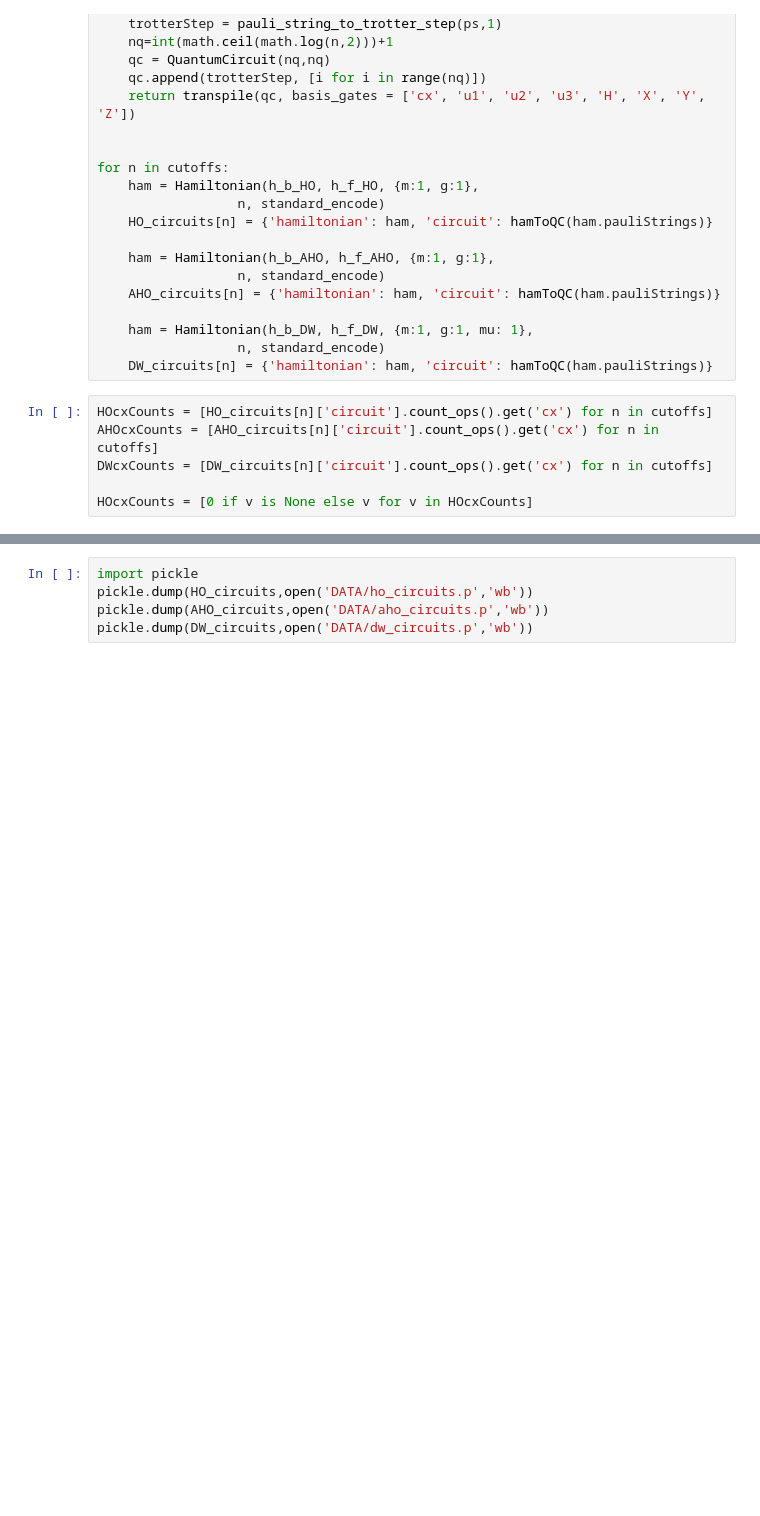
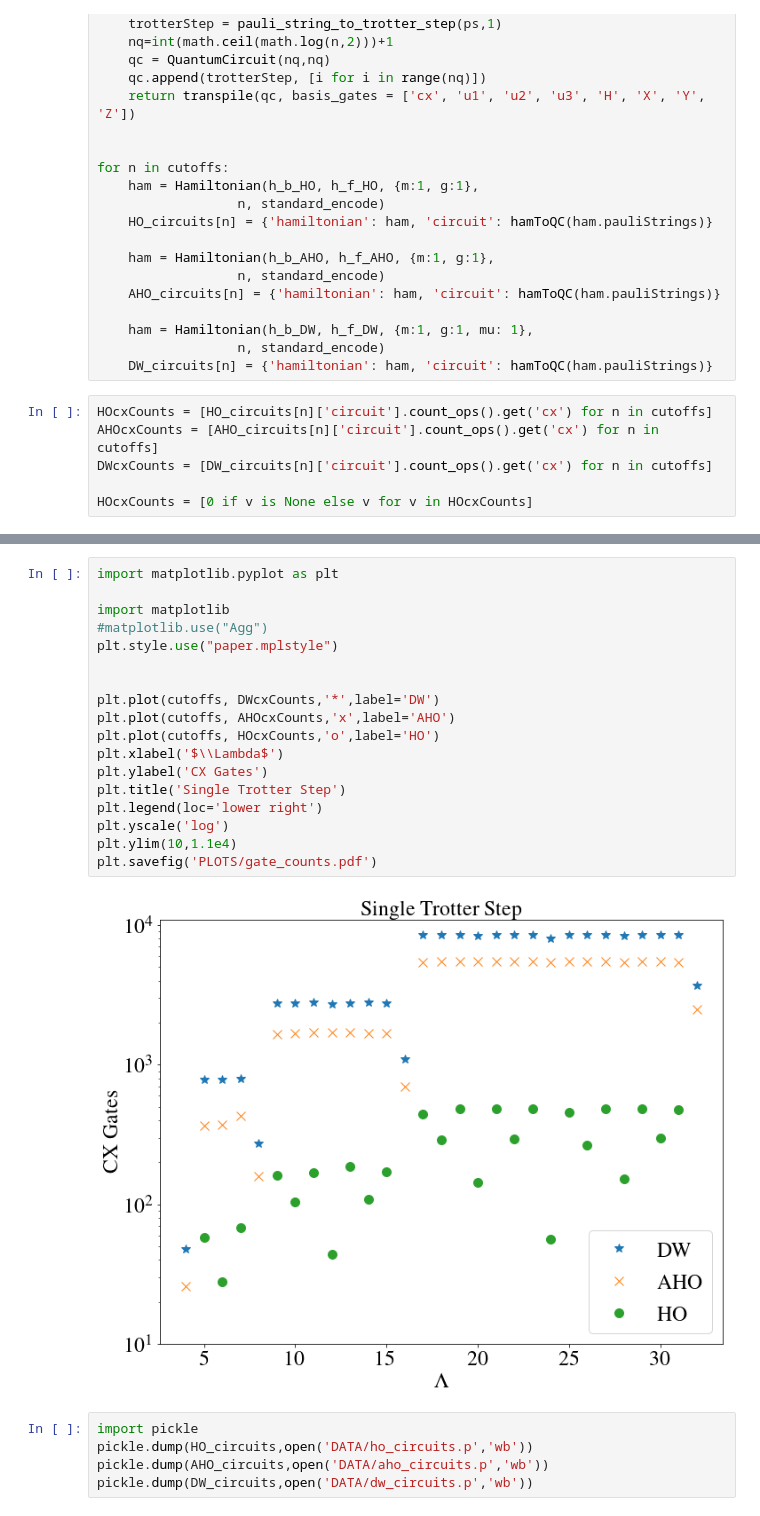
Before and after one commit to chrisculver/SUSY_QuantumComputing, a Jupyter notebook: tutorials/GateCountScaling.ipynb, the cells around one changed output, grey strips where cells are left out. Saved outputs shown, nothing was run; the diff lists cells and outputs as text; blank space fills up the shorter version.

```diff
--- a/tutorials/GateCountScaling.ipynb
+++ b/tutorials/GateCountScaling.ipynb
@@ -86,3 +85,23 @@ findfont: Font family ['serif'] not found. Falling back to DejaVu Sans.
+# %%
+import matplotlib.pyplot as plt
+
+import matplotlib
+#matplotlib.use("Agg")
+plt.style.use("paper.mplstyle")
+
+
+plt.plot(cutoffs, DWcxCounts,'*',label='DW')
+plt.plot(cutoffs, AHOcxCounts,'x',label='AHO')
+plt.plot(cutoffs, HOcxCounts,'o',label='HO')
+plt.xlabel('$\\Lambda$')
+plt.ylabel('CX Gates')
+plt.title('Single Trotter Step')
+plt.legend(loc='lower right')
+plt.yscale('log')
+plt.ylim(10,1.1e4)
+plt.savefig('PLOTS/gate_counts.pdf')
+# %% [output]
+[figure, added]
 # %%
 import pickle
 pickle.dump(HO_circuits,open('DATA/ho_circuits.p','wb'))
```
Also changed, not shown: parts of 3 cells of this notebook, 9 other files.
